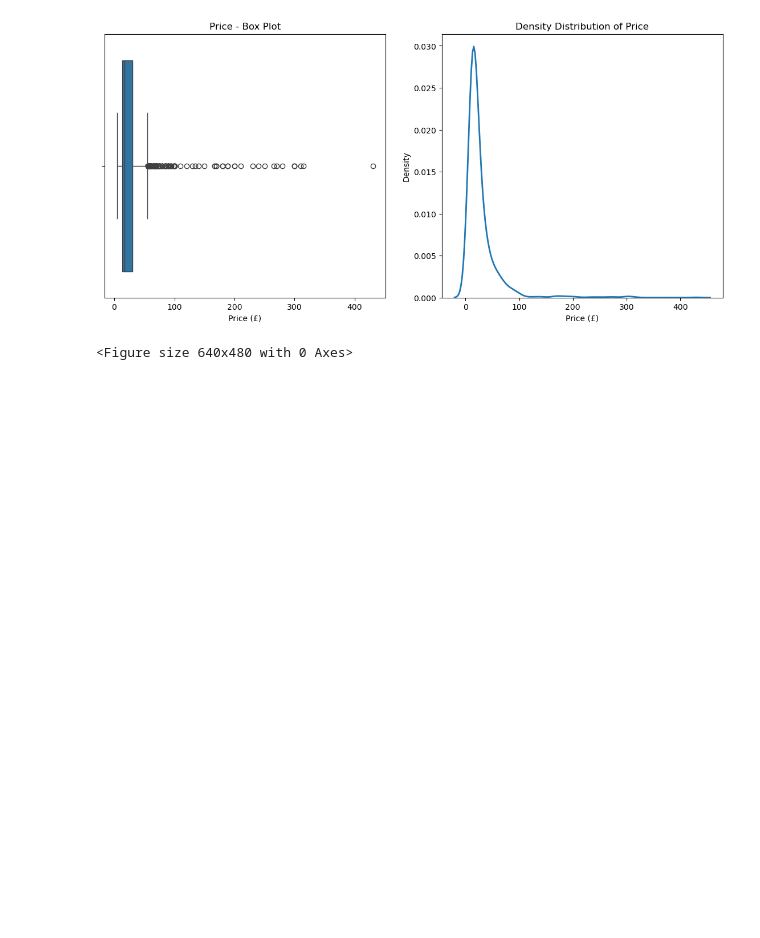
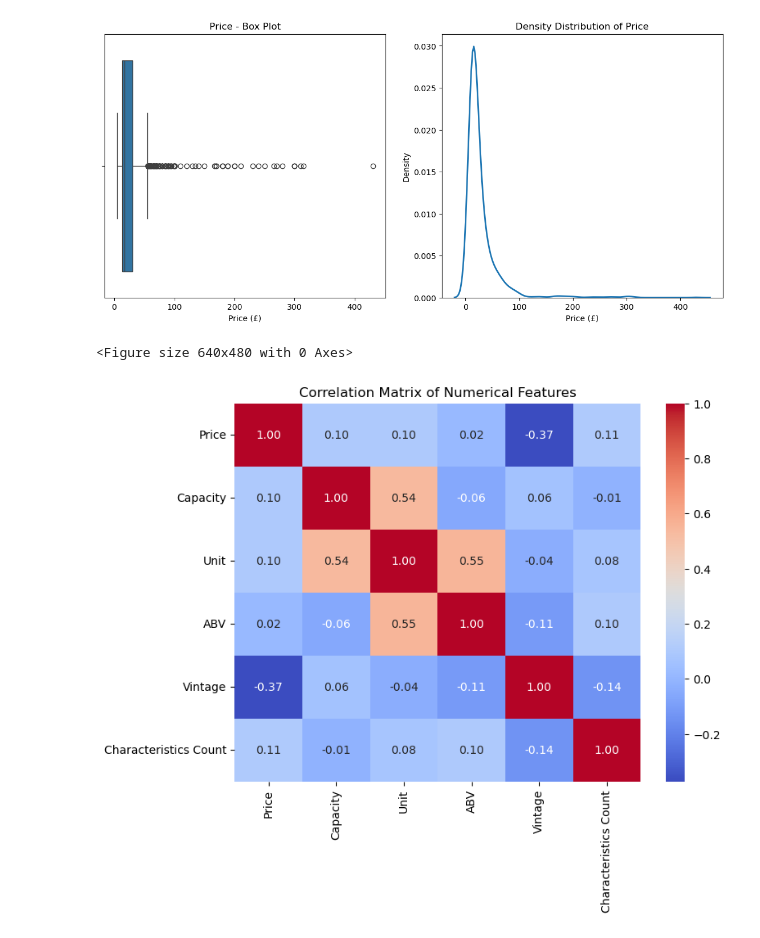
Before and after one commit to lwq1023999/COMP5712-group_coursework, a Jupyter notebook: notebook/Group project.ipynb, the cells around one changed output. Cells and saved outputs as stored; diff of their text form; code cells hidden in the pictures; blank space fills up the shorter version.

```diff
--- a/notebook/Group project.ipynb
+++ b/notebook/Group project.ipynb
@@ -467,4 +601,16 @@ plt.show()
 # %% [output]
 [figure]
 <Figure size 640x480 with 0 Axes>
+# %%
+# Calculate the correlation matrix
+selected_columns = ['Price', 'Capacity', 'Unit', 'ABV', 'Vintage', 'Characteristics Count']
+correlation_matrix = wine_clean[selected_columns].corr()
+
+# Plot the heatmap
+plt.figure(figsize=(8, 6))
+sns.heatmap(correlation_matrix, annot=True, cmap='coolwarm', fmt='.2f')
+plt.title('Correlation Matrix of Numerical Features')
+plt.show()
+# %% [output]
+[figure, added]
 # %%
```
Also changed, not shown: parts of 59 cells of this notebook.
